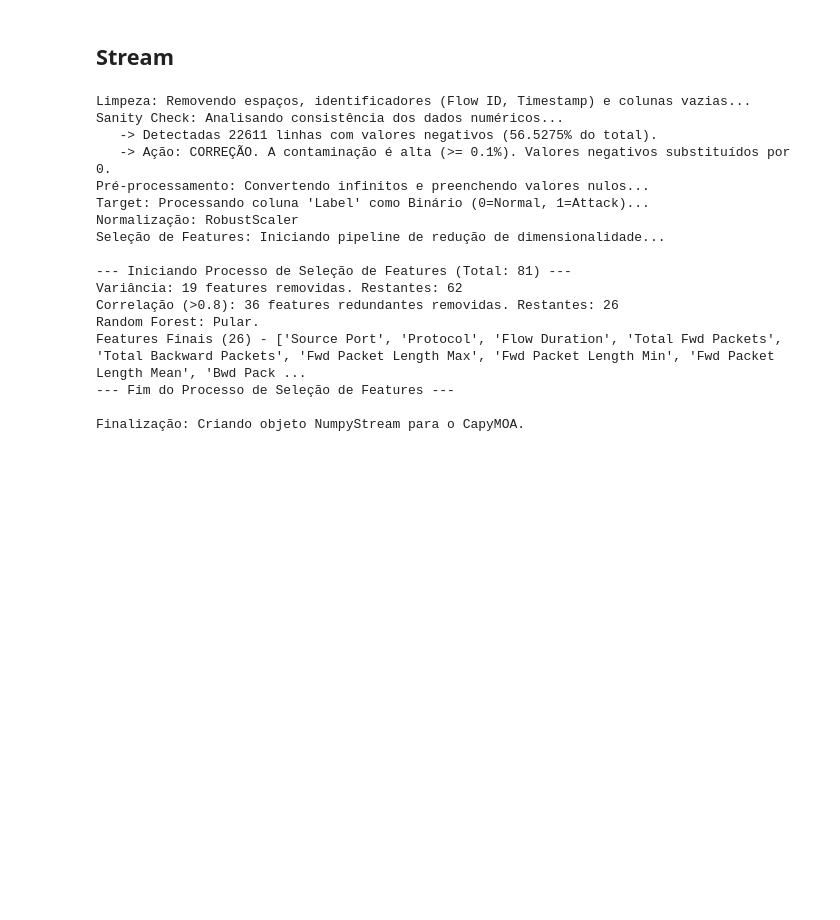
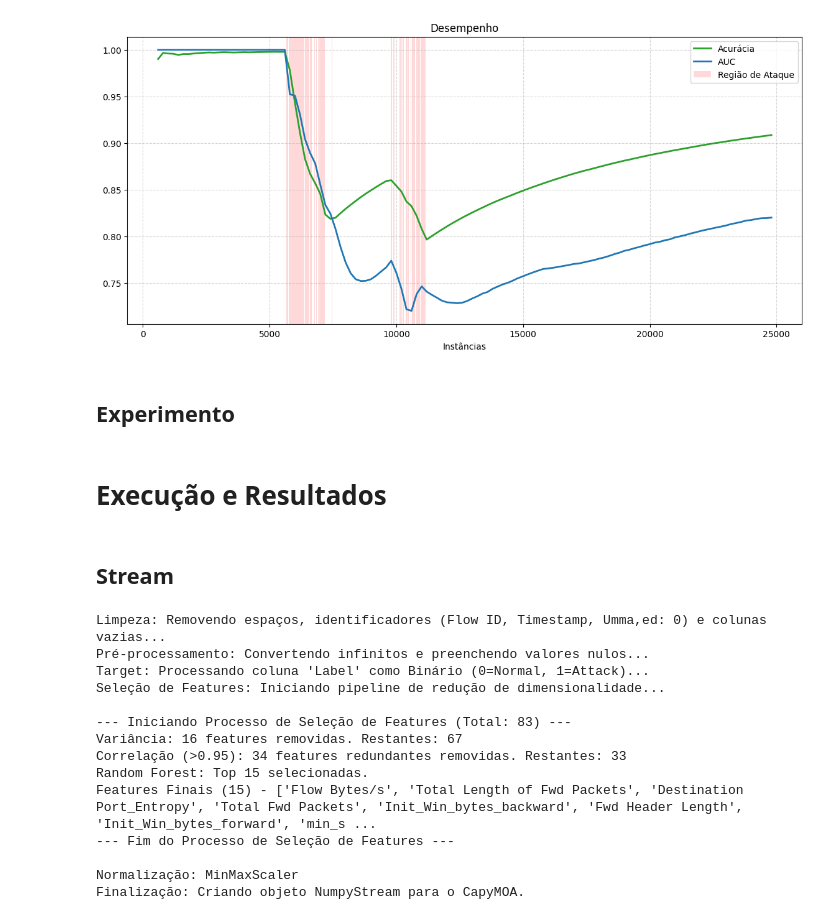
Before and after one commit to iRocktys/anomaly-detection-data-stream, a Jupyter notebook: AnomalyDetectionDevelop.ipynb, the cells around one changed output. Saved outputs shown, nothing was run; the diff lists cells and outputs as text; code cells hidden in the pictures; blank space fills up the shorter version.

```diff
--- a/AnomalyDetectionDevelop.ipynb
+++ b/AnomalyDetectionDevelop.ipynb
@@ -0,0 +95,6 @@
+# %%
+acumulative(WARMUP=500, stream=stream, window_size=200)
+# %% [output]
+[figure, added]
+# %% [markdown]
+## Experimento
@@ -1,3 +325,5 @@
+# %% [markdown]
+# Execução e Resultados
 # %% [markdown]
 ## Stream
 # %%
@@ -5,44 +331,51 @@ from py.streams import newStream
 import pandas as pd
 
 inicio = 0
-fim = 40000
+fim = 20000
 quantidade = fim - inicio
 MAX_INSTANCES = quantidade
 
 df = pd.read_csv(
-    'Teste_DNS_UDP.csv',
+    'datasets/CICDDoS2019/data/Exp_janela/SNMP_DNS_1s_0112.csv',
     skiprows=range(1, inicio),
     nrows=quantidade
 )
+
+# df = pd.read_csv(
+#     'datasets/MURILO/syn.csv',
+#     skiprows=range(1, inicio),
+#     nrows=quantidade
+# )
+
+
+# df = pd.read_csv(
+#     'datasets/CICDDoS2019/01-12/janelado/BENIGN_1s.csv',
+#     skiprows=range(1, inicio),
+#     nrows=quantidade
+# )
 
 stream, target_names, feature_names = newStream(
     df=df,
     target_label_col='Label',
     binary_label=True,
-    normalize_method="RobustScaler",
-    apply_variance=True,
-    threshold_var=0.8,
-    apply_corr=True,
-    threshold_corr=0.8,
-    apply_rfi=False,
-    top_n_features=20,
+    normalize_method="MinMaxScaler",
+    threshold_var=0.75,
+    threshold_corr=0.95,
+    top_n_features=15,
     stream=True
 )
 # %% [output]
-Limpeza: Removendo espaços, identificadores (Flow ID, Timestamp) e colunas vazias...
-Sanity Check: Analisando consistência dos dados numéricos...
-   -> Detectadas 22611 linhas com valores negativos (56.5275% do total).
-   -> Ação: CORREÇÃO. A contaminação é alta (>= 0.1%). Valores negativos substituídos por 0.
+Limpeza: Removendo espaços, identificadores (Flow ID, Timestamp, Umma,ed: 0) e colunas vazias...
 Pré-processamento: Convertendo infinitos e preenchendo valores nulos...
 Target: Processando coluna 'Label' como Binário (0=Normal, 1=Attack)...
-Normalização: RobustScaler
 Seleção de Features: Iniciando pipeline de redução de dimensionalidade...
 
---- Iniciando Processo de Seleção de Features (Total: 81) ---
-Variância: 19 features removidas. Restantes: 62
-Correlação (>0.8): 36 features redundantes removidas. Restantes: 26
-Random Forest: Pular.
-Features Finais (26) - ['Source Port', 'Protocol', 'Flow Duration', 'Total Fwd Packets', 'Total Backward Packets', 'Fwd Packet Length Max', 'Fwd Packet Length Min', 'Fwd Packet Length Mean', 'Bwd Pack ...
+--- Iniciando Processo de Seleção de Features (Total: 83) ---
+Variância: 16 features removidas. Restantes: 67
+Correlação (>0.95): 34 features redundantes removidas. Restantes: 33
+Random Forest: Top 15 selecionadas.
+Features Finais (15) - ['Flow Bytes/s', 'Total Length of Fwd Packets', 'Destination Port_Entropy', 'Total Fwd Packets', 'Init_Win_bytes_backward', 'Fwd Header Length', 'Init_Win_bytes_forward', 'min_s ...
 --- Fim do Processo de Seleção de Features ---
 
+Normalização: MinMaxScaler
 Finalização: Criando objeto NumpyStream para o CapyMOA.
```
Also changed, not shown: parts of 25 cells of this notebook, 2 other files.
